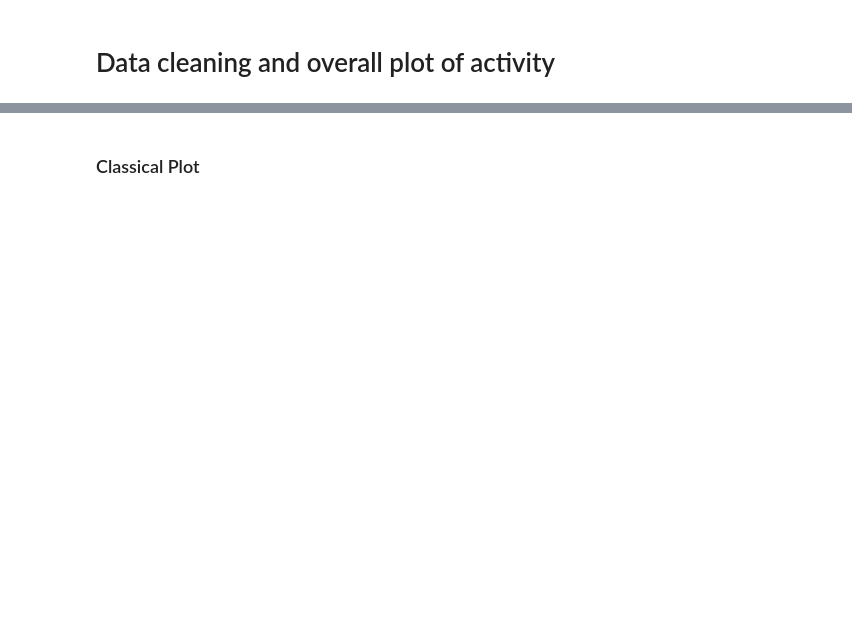
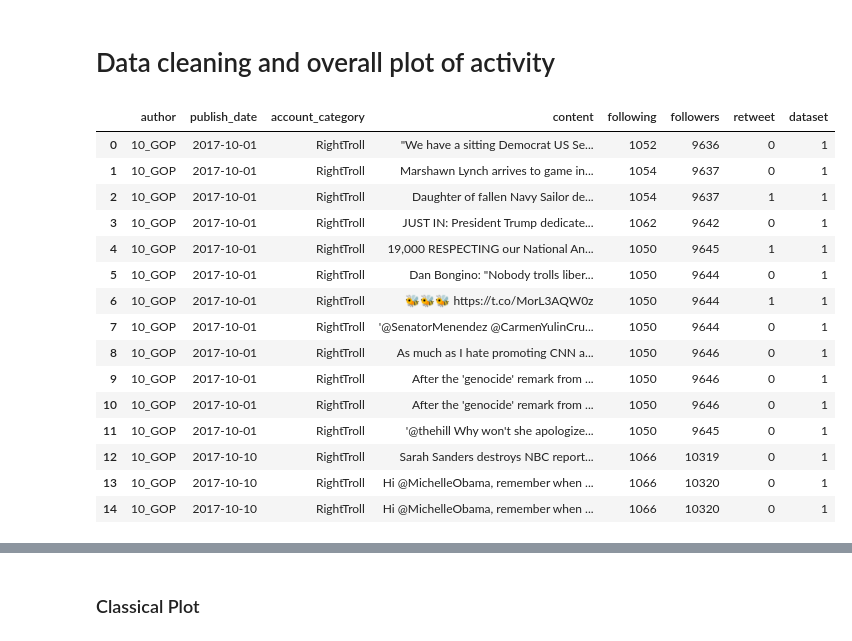
Before and after one commit to Jprost/ADA-Proj-18, a Jupyter notebook: Plot and Word Analysis.ipynb, the cells around one changed output, grey strips where cells are left out. Saved outputs shown, nothing was run; the diff lists cells and outputs as text; code cells hidden in the pictures; blank space fills up the shorter version.

```diff
--- a/Plot and Word Analysis.ipynb
+++ b/Plot and Word Analysis.ipynb
@@ -40,0 +72,19 @@ for dataset in range(1,9):
+# %%
+tweet_data.head(15)
+# %% [output]
+|  | author | publish_date | account_category | content | following | followers | retweet | dataset |
+| 0 | 10_GOP | 2017-10-01 | RightTroll | "We have a sitting Democrat US Se... | 1052 | 9636 | 0 | 1 |
+| 1 | 10_GOP | 2017-10-01 | RightTroll | Marshawn Lynch arrives to game in... | 1054 | 9637 | 0 | 1 |
+| 2 | 10_GOP | 2017-10-01 | RightTroll | Daughter of fallen Navy Sailor de... | 1054 | 9637 | 1 | 1 |
+| 3 | 10_GOP | 2017-10-01 | RightTroll | JUST IN: President Trump dedicate... | 1062 | 9642 | 0 | 1 |
+| 4 | 10_GOP | 2017-10-01 | RightTroll | 19,000 RESPECTING our National An... | 1050 | 9645 | 1 | 1 |
+| 5 | 10_GOP | 2017-10-01 | RightTroll | Dan Bongino: "Nobody trolls liber... | 1050 | 9644 | 0 | 1 |
+| 6 | 10_GOP | 2017-10-01 | RightTroll | 🐝🐝🐝 https://t.co/MorL3AQW0z | 1050 | 9644 | 1 | 1 |
+| 7 | 10_GOP | 2017-10-01 | RightTroll | '@SenatorMenendez @CarmenYulinCru... | 1050 | 9644 | 0 | 1 |
+| 8 | 10_GOP | 2017-10-01 | RightTroll | As much as I hate promoting CNN a... | 1050 | 9646 | 0 | 1 |
+| 9 | 10_GOP | 2017-10-01 | RightTroll | After the 'genocide' remark from ... | 1050 | 9646 | 0 | 1 |
+| 10 | 10_GOP | 2017-10-01 | RightTroll | After the 'genocide' remark from ... | 1050 | 9646 | 0 | 1 |
+| 11 | 10_GOP | 2017-10-01 | RightTroll | '@thehill Why won't she apologize... | 1050 | 9645 | 0 | 1 |
+| 12 | 10_GOP | 2017-10-10 | RightTroll | Sarah Sanders destroys NBC report... | 1066 | 10319 | 0 | 1 |
+| 13 | 10_GOP | 2017-10-10 | RightTroll | Hi @MichelleObama, remember when ... | 1066 | 10320 | 0 | 1 |
+| 14 | 10_GOP | 2017-10-10 | RightTroll | Hi @MichelleObama, remember when ... | 1066 | 10320 | 0 | 1 |
```
Also changed, not shown: parts of 21 cells of this notebook, 2 other files.
